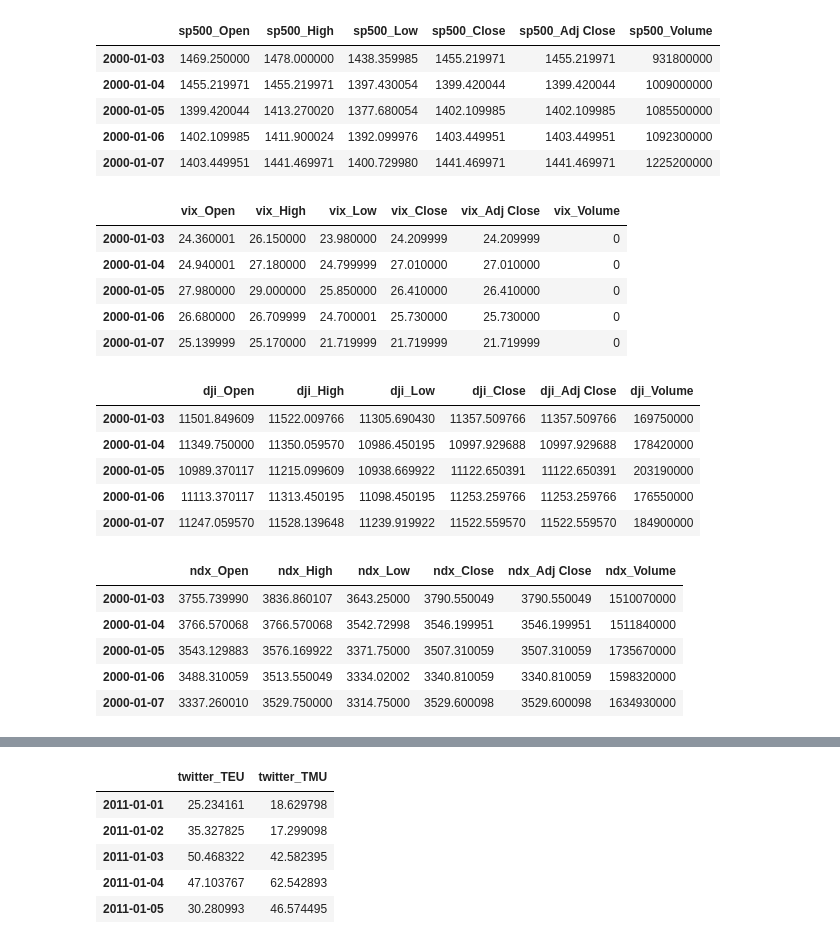
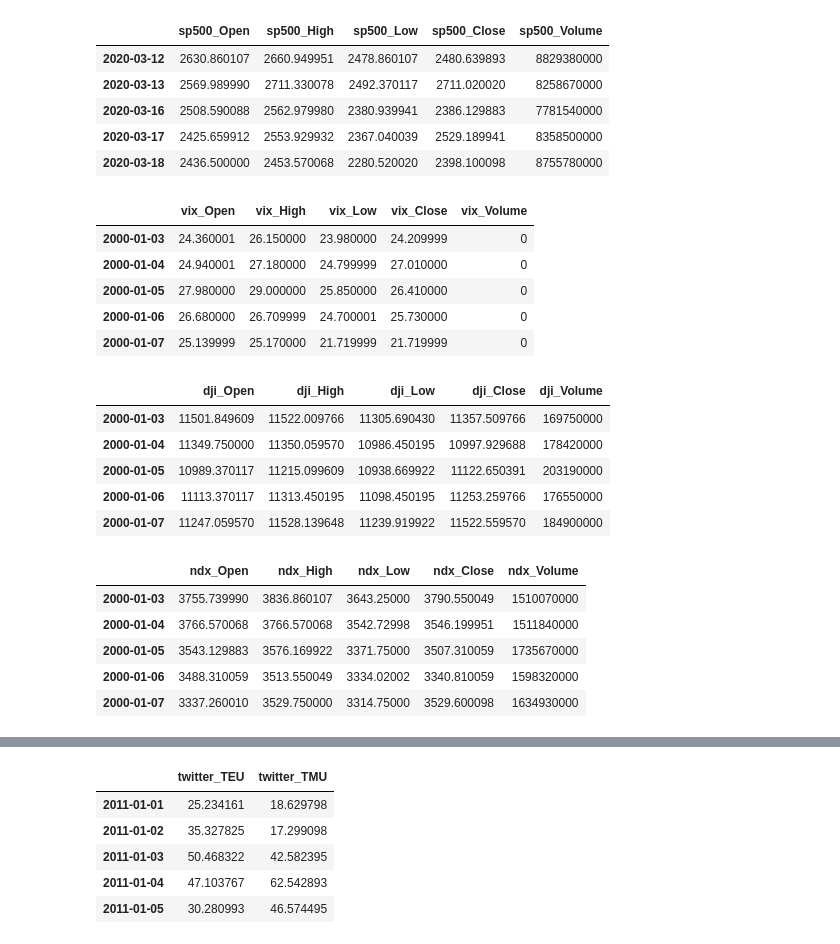
Before and after one commit to silvanaribeiro/TimeSeriesArticle, a Jupyter notebook: Merge All Indexes.ipynb, the cells around one changed output, grey strips where cells are left out. Saved outputs shown, nothing was run; the diff lists cells and outputs as text; code cells hidden in the pictures.

```diff
--- a/Merge All Indexes.ipynb
+++ b/Merge All Indexes.ipynb
@@ -2,59 +2,67 @@
 import pandas as pd
 from datetime import datetime
 # %%
+#Daily
 v_sp500 = pd.read_csv('S&P500.csv', parse_dates=True)
 v_sp500['Date'] = pd.to_datetime(v_sp500['Date'], infer_datetime_format=True)
 v_sp500.index = v_sp500['Date'].values
-v_sp500 = v_sp500.drop('Date', axis=1)
+v_sp500 = v_sp500.loc['2000-01-01':'2020-03-18']
+v_sp500 = v_sp500.drop(['Date', 'Adj Close'], axis=1)
 v_sp500 = v_sp500.add_prefix('sp500_')
-v_sp500.head()
+v_sp500.tail()
 # %% [output]
-|  | sp500_Open | sp500_High | sp500_Low | sp500_Close | sp500_Adj Close | sp500_Volume |
-| 2000-01-03 | 1469.250000 | 1478.000000 | 1438.359985 | 1455.219971 | 1455.219971 | 931800000 |
-| 2000-01-04 | 1455.219971 | 1455.219971 | 1397.430054 | 1399.420044 | 1399.420044 | 1009000000 |
-| 2000-01-05 | 1399.420044 | 1413.270020 | 1377.680054 | 1402.109985 | 1402.109985 | 1085500000 |
-| 2000-01-06 | 1402.109985 | 1411.900024 | 1392.099976 | 1403.449951 | 1403.449951 | 1092300000 |
-| 2000-01-07 | 1403.449951 | 1441.469971 | 1400.729980 | 1441.469971 | 1441.469971 | 1225200000 |
+|  | sp500_Open | sp500_High | sp500_Low | sp500_Close | sp500_Volume |
+| 2020-03-12 | 2630.860107 | 2660.949951 | 2478.860107 | 2480.639893 | 8829380000 |
+| 2020-03-13 | 2569.989990 | 2711.330078 | 2492.370117 | 2711.020020 | 8258670000 |
+| 2020-03-16 | 2508.590088 | 2562.979980 | 2380.939941 | 2386.129883 | 7781540000 |
+| 2020-03-17 | 2425.659912 | 2553.929932 | 2367.040039 | 2529.189941 | 8358500000 |
+| 2020-03-18 | 2436.500000 | 2453.570068 | 2280.520020 | 2398.100098 | 8755780000 |
 # %%
+#Daily
 v_vix = pd.read_csv('VIX.csv', parse_dates=True)
 v_vix['Date'] = pd.to_datetime(v_vix['Date'], infer_datetime_format=True)
 v_vix.index = v_vix['Date'].values
-v_vix = v_vix.drop('Date', axis=1)
+v_vix = v_vix.loc['2000-01-01':'2020-03-18']
+v_vix = v_vix.drop(['Date', 'Adj Close'], axis=1)
 v_vix = v_vix.add_prefix('vix_')
 v_vix.head()
 # %% [output]
-|  | vix_Open | vix_High | vix_Low | vix_Close | vix_Adj Close | vix_Volume |
-| 2000-01-03 | 24.360001 | 26.150000 | 23.980000 | 24.209999 | 24.209999 | 0 |
-| 2000-01-04 | 24.940001 | 27.180000 | 24.799999 | 27.010000 | 27.010000 | 0 |
-| 2000-01-05 | 27.980000 | 29.000000 | 25.850000 | 26.410000 | 26.410000 | 0 |
-| 2000-01-06 | 26.680000 | 26.709999 | 24.700001 | 25.730000 | 25.730000 | 0 |
-| 2000-01-07 | 25.139999 | 25.170000 | 21.719999 | 21.719999 | 21.719999 | 0 |
+|  | vix_Open | vix_High | vix_Low | vix_Close | vix_Volume |
+| 2000-01-03 | 24.360001 | 26.150000 | 23.980000 | 24.209999 | 0 |
+| 2000-01-04 | 24.940001 | 27.180000 | 24.799999 | 27.010000 | 0 |
+| 2000-01-05 | 27.980000 | 29.000000 | 25.850000 | 26.410000 | 0 |
+| 2000-01-06 | 26.680000 | 26.709999 | 24.700001 | 25.730000 | 0 |
+| 2000-01-07 | 25.139999 | 25.170000 | 21.719999 | 21.719999 | 0 |
 # %%
+#Daily
 v_dji = pd.read_csv('^DJI.csv', parse_dates=True)
 v_dji['Date'] = pd.to_datetime(v_dji['Date'], infer_datetime_format=True)
 v_dji.index = v_dji['Date'].values
-v_dji = v_dji.drop('Date', axis=1)
+v_dji = v_dji.loc['2000-01-01':'2020-03-18']
+v_dji = v_dji.drop(['Date', 'Adj Close'], axis=1)
 v_dji = v_dji.add_prefix('dji_')
 v_dji.head()
 # %% [output]
-|  | dji_Open | dji_High | dji_Low | dji_Close | dji_Adj Close | dji_Volume |
-| 2000-01-03 | 11501.849609 | 11522.009766 | 11305.690430 | 11357.509766 | 11357.509766 | 169750000 |
-| 2000-01-04 | 11349.750000 | 11350.059570 | 10986.450195 | 10997.929688 | 10997.929688 | 178420000 |
-| 2000-01-05 | 10989.370117 | 11215.099609 | 10938.669922 | 11122.650391 | 11122.650391 | 203190000 |
-| 2000-01-06 | 11113.370117 | 11313.450195 | 11098.450195 | 11253.259766 | 11253.259766 | 176550000 |
-| 2000-01-07 | 11247.059570 | 11528.139648 | 11239.919922 | 11522.559570 | 11522.559570 | 184900000 |
+|  | dji_Open | dji_High | dji_Low | dji_Close | dji_Volume |
+| 2000-01-03 | 11501.849609 | 11522.009766 | 11305.690430 | 11357.509766 | 169750000 |
+| 2000-01-04 | 11349.750000 | 11350.059570 | 10986.450195 | 10997.929688 | 178420000 |
+| 2000-01-05 | 10989.370117 | 11215.099609 | 10938.669922 | 11122.650391 | 203190000 |
+| 2000-01-06 | 11113.370117 | 11313.450195 | 11098.450195 | 11253.259766 | 176550000 |
+| 2000-01-07 | 11247.059570 | 11528.139648 | 11239.919922 | 11522.559570 | 184900000 |
 # %%
+#Daily
 v_ndx = pd.read_csv('^NDX.csv', parse_dates=True)
 v_ndx['Date'] = pd.to_datetime(v_ndx['Date'], infer_datetime_format=True)
 v_ndx.index = v_ndx['Date'].values
-v_ndx = v_ndx.drop('Date', axis=1)
+v_ndx = v_ndx.loc['2000-01-01':'2020-03-18']
+v_ndx = v_ndx.drop(['Date', 'Adj Close'], axis=1)
 v_ndx = v_ndx.add_prefix('ndx_')
 v_ndx.head()
 # %% [output]
-|  | ndx_Open | ndx_High | ndx_Low | ndx_Close | ndx_Adj Close | ndx_Volume |
-| 2000-01-03 | 3755.739990 | 3836.860107 | 3643.25000 | 3790.550049 | 3790.550049 | 1510070000 |
-| 2000-01-04 | 3766.570068 | 3766.570068 | 3542.72998 | 3546.199951 | 3546.199951 | 1511840000 |
-| 2000-01-05 | 3543.129883 | 3576.169922 | 3371.75000 | 3507.310059 | 3507.310059 | 1735670000 |
-| 2000-01-06 | 3488.310059 | 3513.550049 | 3334.02002 | 3340.810059 | 3340.810059 | 1598320000 |
-| 2000-01-07 | 3337.260010 | 3529.750000 | 3314.75000 | 3529.600098 | 3529.600098 | 1634930000 |
+|  | ndx_Open | ndx_High | ndx_Low | ndx_Close | ndx_Volume |
+| 2000-01-03 | 3755.739990 | 3836.860107 | 3643.25000 | 3790.550049 | 1510070000 |
+| 2000-01-04 | 3766.570068 | 3766.570068 | 3542.72998 | 3546.199951 | 1511840000 |
+| 2000-01-05 | 3543.129883 | 3576.169922 | 3371.75000 | 3507.310059 | 1735670000 |
+| 2000-01-06 | 3488.310059 | 3513.550049 | 3334.02002 | 3340.810059 | 1598320000 |
+| 2000-01-07 | 3337.260010 | 3529.750000 | 3314.75000 | 3529.600098 | 1634930000 |
 # %%
```
Also changed, not shown: parts of 15 cells of this notebook, 4 other files.
